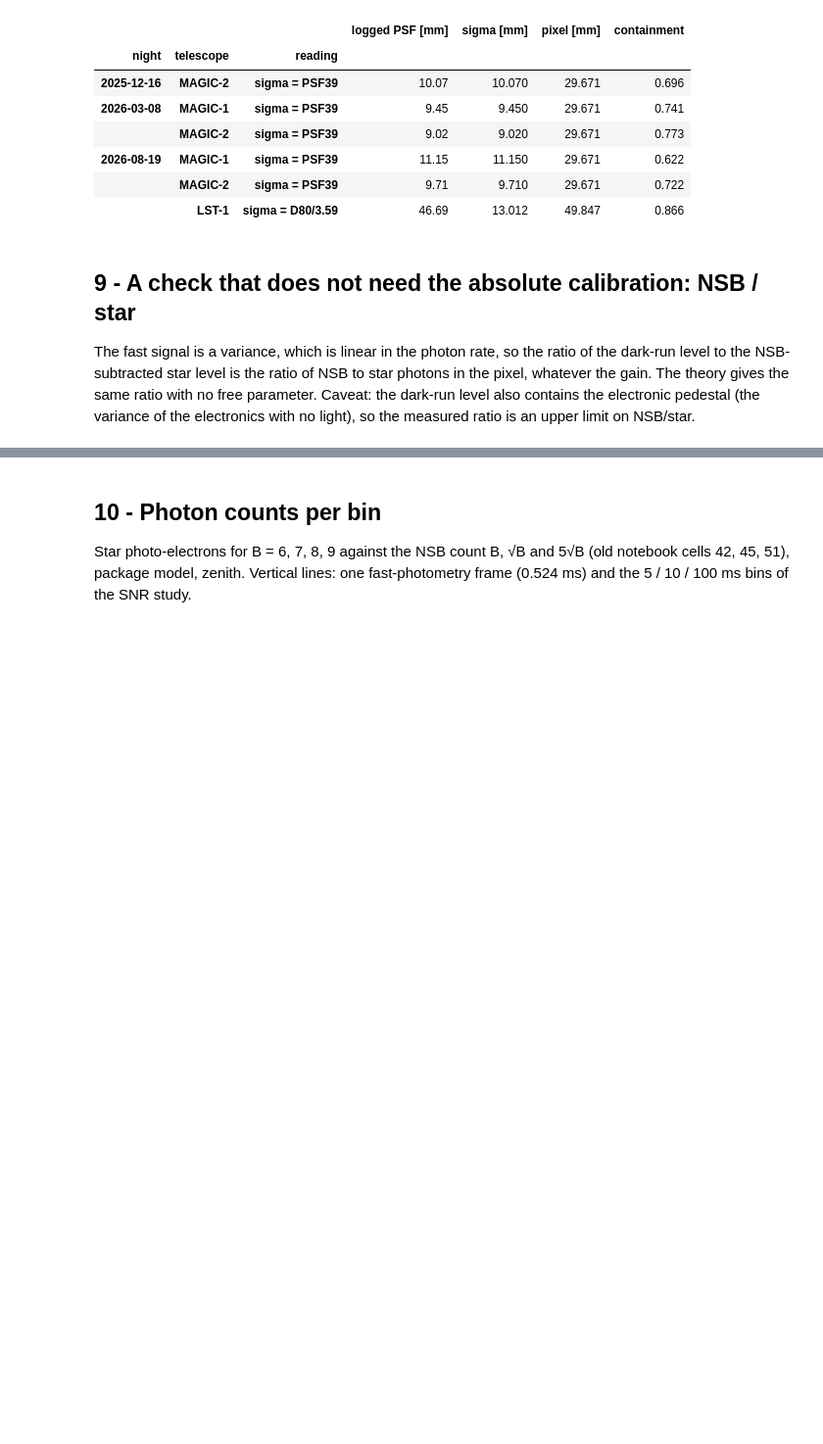
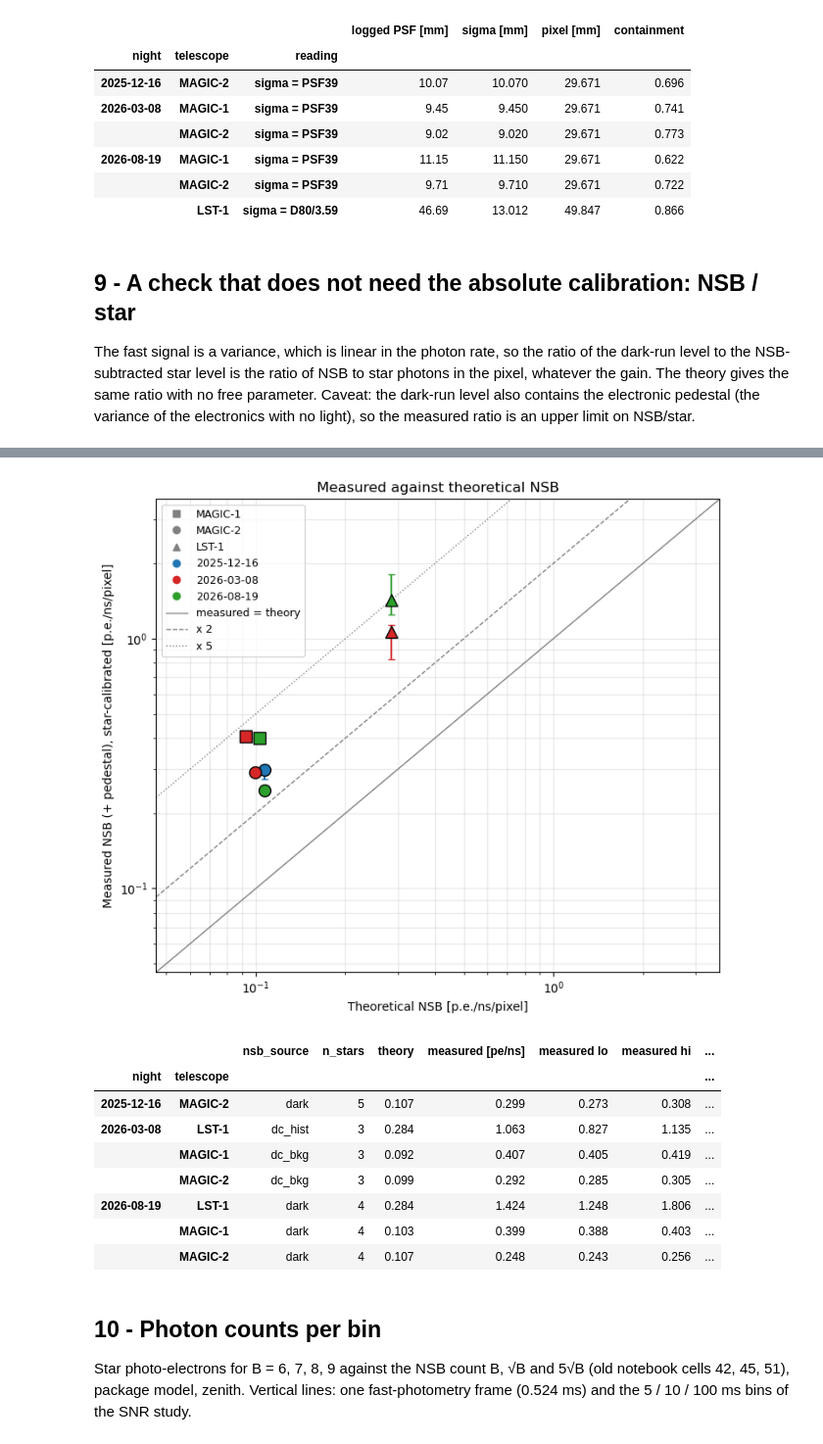
Before and after one commit to eliadse/kbo-occultation, a Jupyter notebook: notebooks/snr_theo_study.ipynb, the cells around one changed output, grey strips where cells are left out. Shown at 98% size. Drawn from its saved outputs; the diff is of its cells as text; code cells hidden in the pictures; blank space fills up the shorter version.

```diff
--- a/notebooks/snr_theo_study.ipynb
+++ b/notebooks/snr_theo_study.ipynb
@@ -785,3 +799,55 @@ bs.groupby("telescope")[["measured / package", "measured / corrected"]].median()
+# %%
+cal_rows = []
+for (night_name, obs_name, tel_name), r in nsb.iterrows():
+    obs = log.nights[night_name].observations[obs_name]
+    i = INSTR[KIND[tel_name]]
+    X = conditions["airmass_mean"].get((night_name, obs_name), 1.0)
+    mirrors = throughput_from_faulty_panels(obs.faulty_mirrors.get(DC_KEY[tel_name]), DC_KEY[tel_name])
+    cor = corrected_budget(i, obs.magnitude(BAND), 1 * u.ns, airmass=X, throughput=mirrors,
+                           psf=psf_containment(night_name, tel_name), teff=teff_from_spectral_type(obs.spectral_type))
+    cal_rows.append({"night": night_name, "observation": obs_name, "telescope": tel_name, "nsb_source": r["nsb_source"],
+                     "nsb_fast": r["nsb_default"], "gain": (r["star_mean"] - r["nsb_default"]) / cor["star_photons"],
+                     "theory [pe/ns]": cor["nsb_photons"]})
+cal = pd.DataFrame(cal_rows)
+nsb_cmp = cal.groupby(["night", "telescope"]).agg(
+    nsb_source=("nsb_source", "first"), n_stars=("gain", "size"), nsb_fast=("nsb_fast", "median"),
+    gain=("gain", "median"), gain_lo=("gain", lambda g: g.quantile(0.16)), gain_hi=("gain", lambda g: g.quantile(0.84)),
+    theory=("theory [pe/ns]", "median"))
+nsb_cmp["measured [pe/ns]"] = nsb_cmp["nsb_fast"] / nsb_cmp["gain"]
+nsb_cmp["measured lo"] = nsb_cmp["nsb_fast"] / nsb_cmp["gain_hi"]
+nsb_cmp["measured hi"] = nsb_cmp["nsb_fast"] / nsb_cmp["gain_lo"]
+nsb_cmp["measured / theory"] = nsb_cmp["measured [pe/ns]"] / nsb_cmp["theory"]
+
+fig, ax = plt.subplots(figsize=(7.5, 6.5))
+for (night_name, tel_name), r in nsb_cmp.iterrows():
+    y = r["measured [pe/ns]"]
+    ax.errorbar(r["theory"], y, yerr=[[y - r["measured lo"]], [r["measured hi"] - y]], fmt=MARK[tel_name], ms=10,
+                color=NIGHT_COLORS[night_name], mec="k", capsize=3)
+lim = np.array([0.5, 2.0]) * [nsb_cmp[["theory", "measured lo"]].min().min(), nsb_cmp[["theory", "measured hi"]].max().max()]
+xx = np.geomspace(*lim, 10)
+for f, ls in [(1, "-"), (2, "--"), (5, ":")]:
+    ax.plot(xx, f * xx, color="grey", lw=1, ls=ls, label="measured = theory" if f == 1 else f"x {f}")
+handles = [plt.Line2D([], [], color="grey", marker=m, ls="", label=t) for t, m in MARK.items()]
+handles += [plt.Line2D([], [], color=c, marker="o", ls="", label=n) for n, c in NIGHT_COLORS.items() if n in nsb_cmp.index.get_level_values("night")]
+handles += ax.get_legend_handles_labels()[0]
+ax.set(xscale="log", yscale="log", xlim=lim, ylim=lim, xlabel="Theoretical NSB [p.e./ns/pixel]",
+       ylabel="Measured NSB (+ pedestal), star-calibrated [p.e./ns/pixel]", title="Measured against theoretical NSB")
+ax.grid(alpha=0.3, which="both"); ax.legend(handles=handles, fontsize=9)
+plt.tight_layout()
+plt.savefig(f"./NSB_measured_vs_theory.png", dpi=200)
+plt.show()
+nsb_cmp[["nsb_source", "n_stars", "theory", "measured [pe/ns]", "measured lo", "measured hi", "measured / theory"]]
+# %% [output]
+[figure, added]
+|  |  | nsb_source | n_stars | theory | measured [pe/ns] | measured lo | measured hi | ... |
+| night | telescope |  |  |  |  |  |  | ... |
+| 2025-12-16 | MAGIC-2 | dark | 5 | 0.107 | 0.299 | 0.273 | 0.308 | ... |
+| 2026-03-08 | LST-1 | dc_hist | 3 | 0.284 | 1.063 | 0.827 | 1.135 | ... |
+|  | MAGIC-1 | dc_bkg | 3 | 0.092 | 0.407 | 0.405 | 0.419 | ... |
+|  | MAGIC-2 | dc_bkg | 3 | 0.099 | 0.292 | 0.285 | 0.305 | ... |
+| 2026-08-19 | LST-1 | dark | 4 | 0.284 | 1.424 | 1.248 | 1.806 | ... |
+|  | MAGIC-1 | dark | 4 | 0.103 | 0.399 | 0.388 | 0.403 | ... |
+|  | MAGIC-2 | dark | 4 | 0.107 | 0.248 | 0.243 | 0.256 | ... |
 # %% [markdown]
 ## 10 - Photon counts per bin
 Star photo-electrons for B = 6, 7, 8, 9 against the NSB count B, √B and 5√B (old notebook cells 42, 45, 51), package
```
Also changed, not shown: parts of 4 cells of this notebook, 4 other files.
